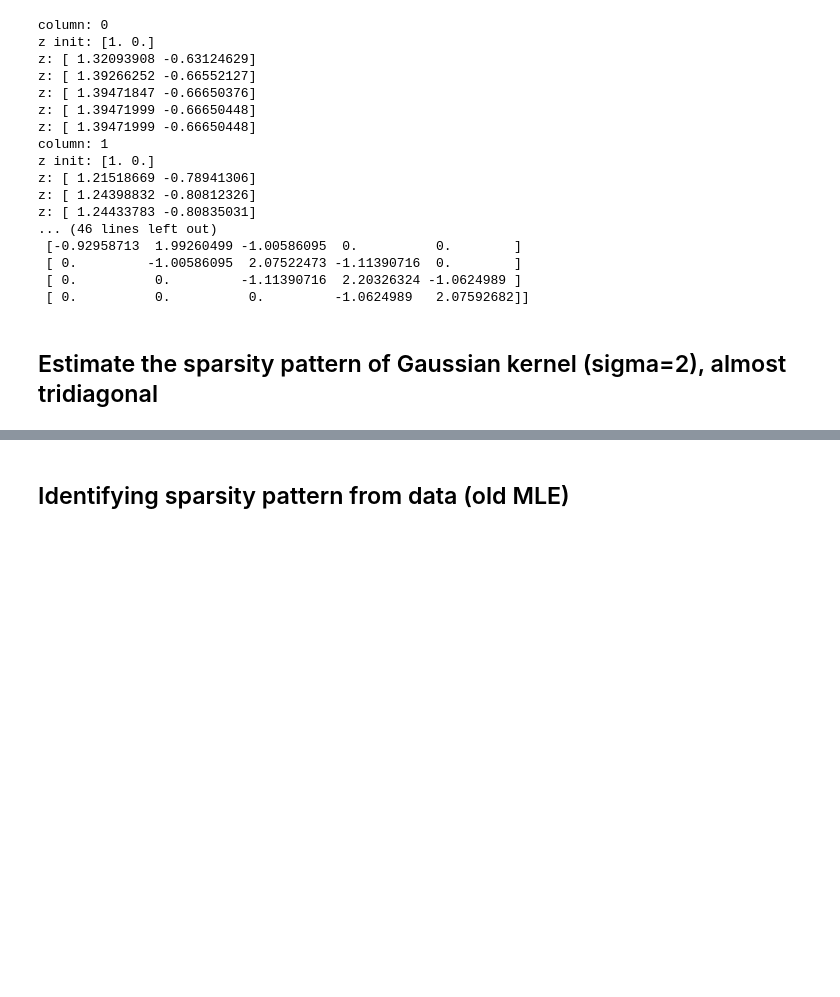
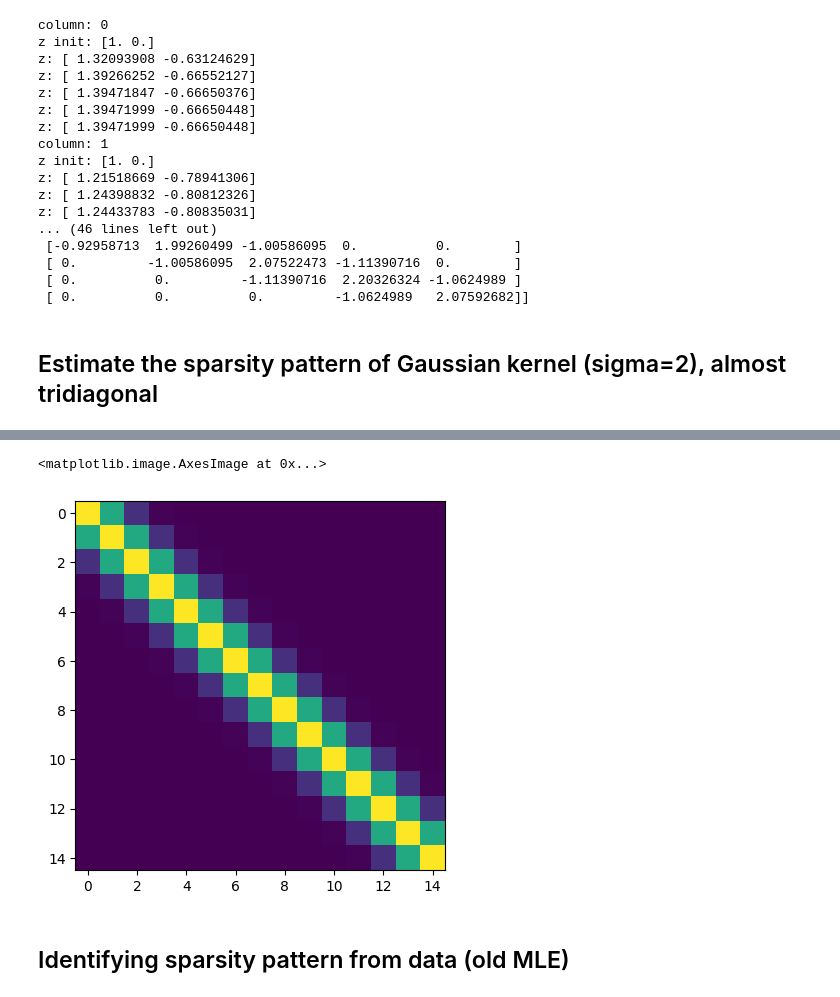
Before and after one commit to kingsleyyeon/PrecisionMatEst, a Jupyter notebook: PrecisionMatCholesky.ipynb, the cells around one changed output, grey strips where cells are left out. Drawn from its saved outputs; the diff is of its cells as text; code cells hidden in the pictures; blank space fills up the shorter version.

```diff
--- a/PrecisionMatCholesky.ipynb
+++ b/PrecisionMatCholesky.ipynb
@@ -313,3 +301,8 @@ true_theta =
+# %%
+plt.imshow(true_theta)
+# %% [output]
+<matplotlib.image.AxesImage at 0x...>
+[figure, added]
 # %% [markdown]
 ## Identifying sparsity pattern from data (old MLE)
 # %%
```
Also changed, not shown: parts of 2 cells of this notebook.
